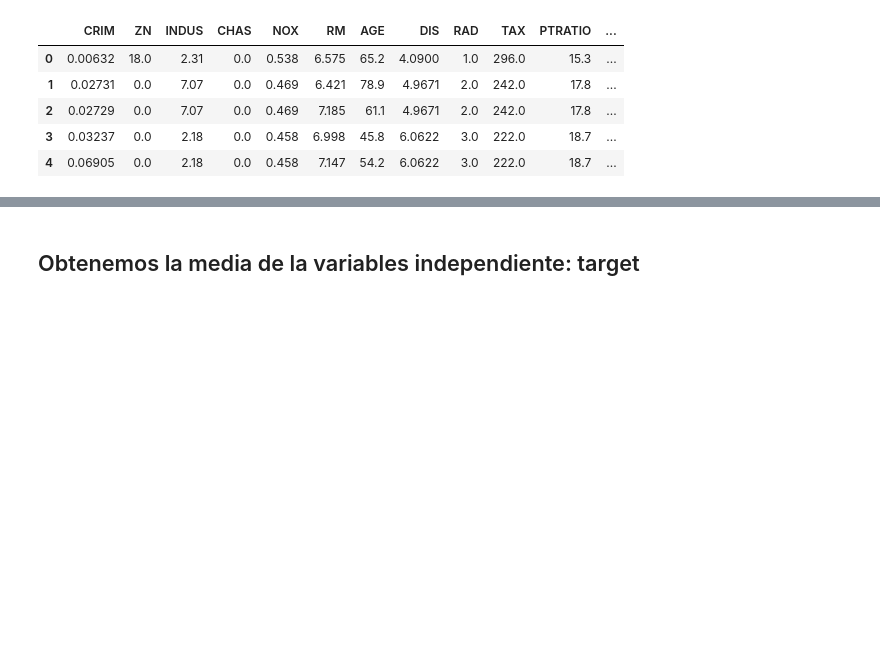
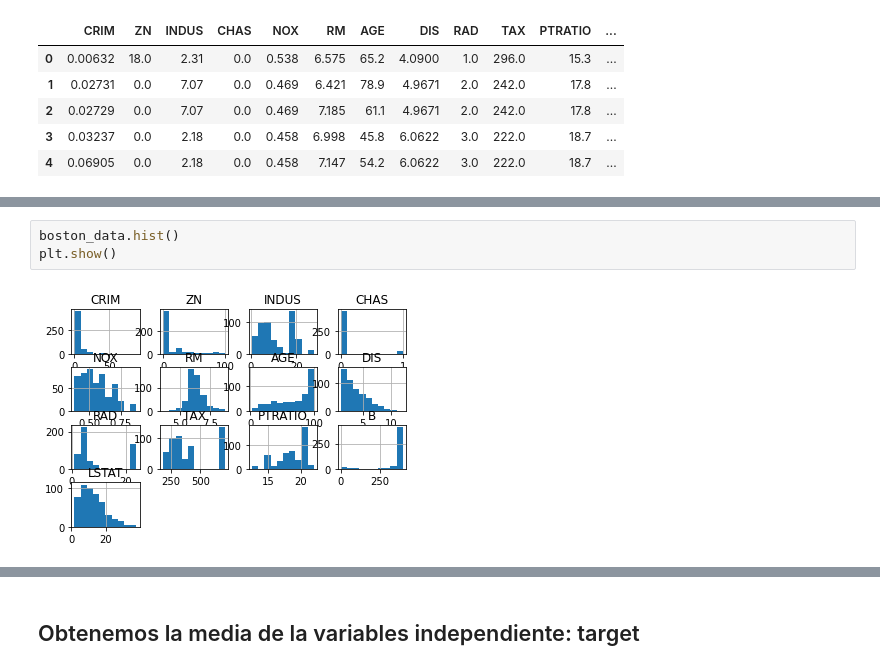
Before and after one commit to maite828/Machine-Learning, a Jupyter notebook: Linear_Regression.ipynb, the cells around one changed output, grey strips where cells are left out. Cells and saved outputs as stored; diff of their text form; blank space fills up the shorter version.

```diff
--- a/Linear_Regression.ipynb
+++ b/Linear_Regression.ipynb
@@ -31,3 +32,8 @@ boston_data.describe()
 | 50% | 0.256510 | 0.000000 | 9.690000 | 0.000000 | 0.538000 | 6.208500 | 77.500000 | 3.207450 | 5.000000 | 330.000000 | 19.050000 | ... |
 | 75% | 3.677083 | 12.500000 | 18.100000 | 0.000000 | 0.624000 | 6.623500 | 94.075000 | 5.188425 | 24.000000 | 666.000000 | 20.200000 | ... |
 | max | 88.976200 | 100.000000 | 27.740000 | 1.000000 | 0.871000 | 8.780000 | 100.000000 | 12.126500 | 24.000000 | 711.000000 | 22.000000 | ... |
+# %%
+boston_data.hist()
+plt.show()
+# %% [output]
+[figure, added]
```
Also changed, not shown: parts of 4 cells of this notebook.
